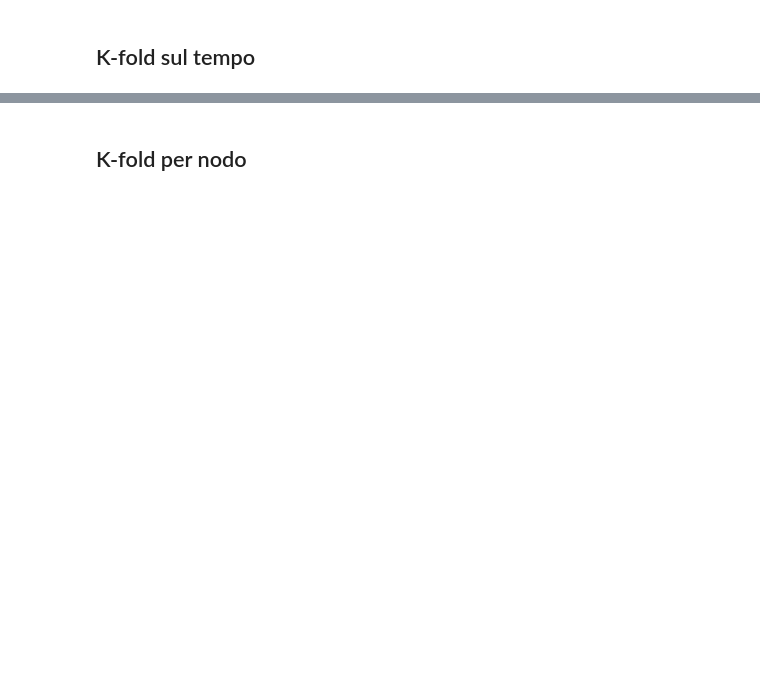
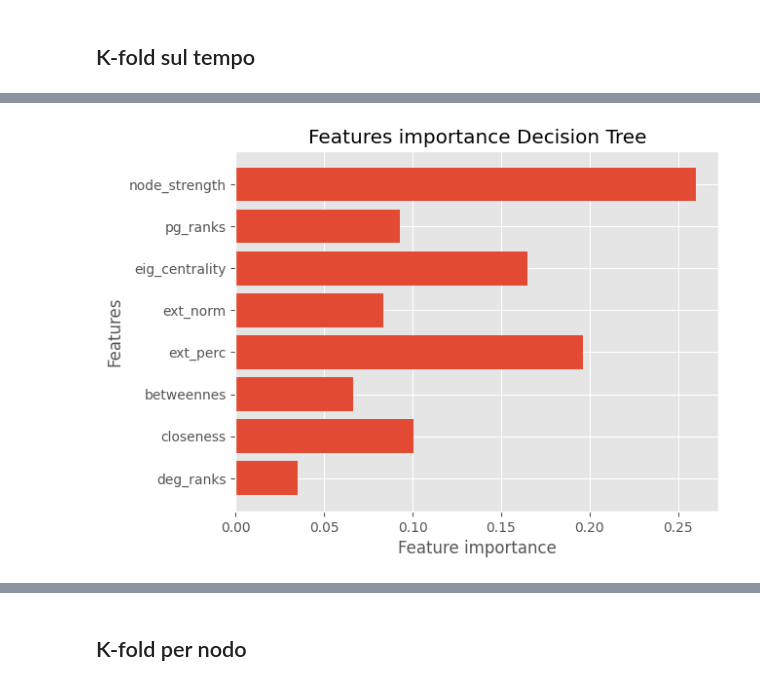
Before and after one commit to francescapunzetti/Complex_Network, a Jupyter notebook: tree.ipynb, the cells around one changed output, grey strips where cells are left out. Cells and saved outputs as stored; diff of their text form; code cells hidden in the pictures; blank space fills up the shorter version.

```diff
--- a/tree.ipynb
+++ b/tree.ipynb
@@ -52 +54,11 @@ Mean of k-fold scores using cross_val_score method is 0.869 +/- 0.004
 ****************************************************************************************************
+# %%
+col_name = X.columns
+col_name
+
+feature_importances = clf.feature_importances_
+num_features = len(feature_importances)
+
+print("Feature Importance:")
+for i in range(num_features):
+    print(f"{col_name[i]}: {feature_importances[i]}")
@@ -53,3 +75,15 @@ Mean of k-fold scores using cross_val_score method is 0.869 +/- 0.004
+# %%
+plt.barh(col_name, feature_importances)
+
+# Adding labels and title
+plt.xlabel('Feature importance')
+plt.ylabel('Features')
+plt.title('Features importance Decision Tree')
+
+# Display the plot
+plt.show()
+# %% [output]
+[figure, added]
 # %%
 y_pred = clf.predict(x_test)
 cm = confusion_matrix(y_test, y_pred)
```
Also changed, not shown: parts of 28 cells of this notebook.
